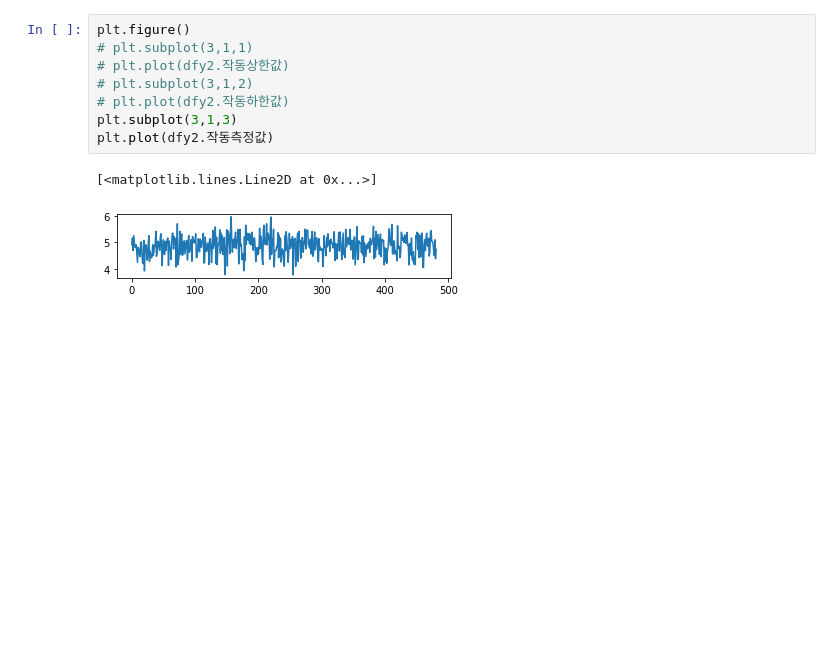
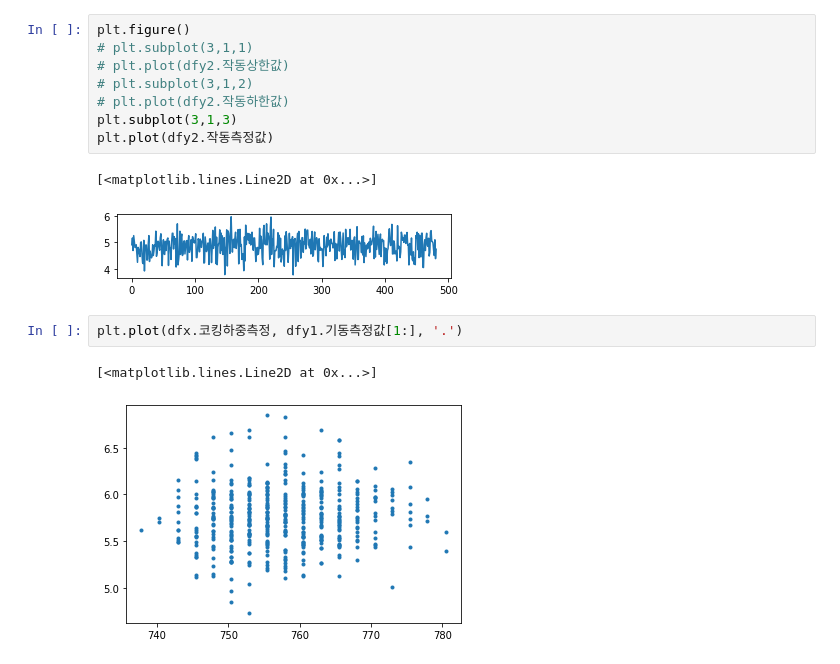
Before and after one commit to hsnam95/my, a Jupyter notebook: ctr.ipynb, the cells around one changed output. Drawn from its saved outputs; the diff is of its cells as text; blank space fills up the shorter version.

```diff
--- a/ctr.ipynb
+++ b/ctr.ipynb
@@ -89,4 +97,9 @@ plt.plot(dfy2.작동측정값)
 # %% [output]
 [<matplotlib.lines.Line2D at 0x...>]
 [figure]
+# %%
+plt.plot(dfx.코킹하중측정, dfy1.기동측정값[1:], '.')
+# %% [output]
+[<matplotlib.lines.Line2D at 0x...>]
+[figure, added]
 # %%
```
Also changed, not shown: parts of 3 cells of this notebook.
